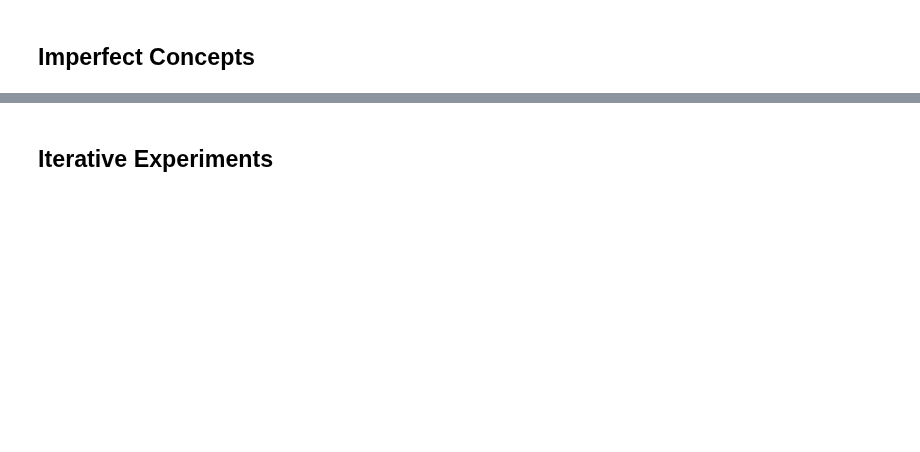
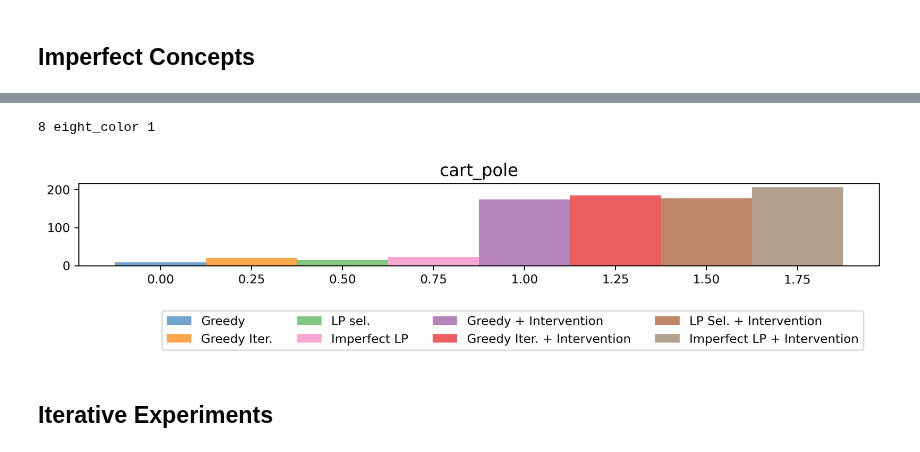
Before and after one commit to naveenr414/concept_decisions, a Jupyter notebook: scripts/notebooks/Plotting.ipynb, the cells around one changed output, grey strips where cells are left out. Saved outputs shown, nothing was run; the diff lists cells and outputs as text; code cells hidden in the pictures; blank space fills up the shorter version.

```diff
--- a/scripts/notebooks/Plotting.ipynb
+++ b/scripts/notebooks/Plotting.ipynb
@@ -362,3 +323,67 @@ fig.savefig("../../results/figures/imperfect_comparison.pdf",dpi=300, bbox_inche
+# %%
+# Plot Comparison for each env
+plot_dimensions = (1,1)
+def index_to_tuple(i):
+    return (i//3,i%3)
+
+def flatten_to_square(lst):
+    res = [[0 for i in range(3)] for j in range(3)]
+
+    for i in range(len(lst)):
+        x,y = index_to_tuple(i)
+        res[x][y] = lst[i]
+
+    return res
+
+titles = flatten_to_square(environments)
+
+sup_y_label = ""
+overall_format = {'figsize':(10,2),
+    'style_size': style_size,
+    'has_grid': False,
+}
+
+fig,ax = create_axes(plot_dimensions,overall_format,titles=titles)
+
+bar_format = {'color_palette': 'eight_color', 'linewidth': 10, 'style_size': style_size}
+plt.tight_layout()
+
+num_by_env = {
+    "cyclic_4": 4,
+    "cyclic_16": 4,
+    "tree_7": 4,
+    "tree_31": 2,
+    "cart_pole": 8,
+    "mini_grid": 20,
+    "pong": 35,
+    "boxing": 25,
+    "mimic": 50,
+}
+
+for i in range(len(environments)):
+    x_groups = list(range(8))
+    y_vals = results[0][0]
+    x,y = index_to_tuple(i)
+
+    d = {
+        0: 'Greedy',
+        1: 'Greedy Iter.',
+        2: 'LP sel.',
+        3: 'Imperfect LP',
+        4: 'Greedy + Intervention',
+        5: 'Greedy Iter. + Intervention',
+        6: 'LP Sel. + Intervention',
+        7: 'Imperfect LP + Intervention'
+    }
+
+    plot_bar(ax[x][y],x_groups,y_vals,[0 for i in range(len(y_vals))], d,bar_format)
+
+legend_format = {'style_size': style_size,'type': 'is_global', 'loc': 'lower left', 'ncol': 4, 'bbox_to_anchor': (0.15,-0.25),'fontsize': 14}
+create_legend(fig,ax,plot_dimensions,legend_format)
+fig.savefig("../../results/figures/basic_comparison_methods.pdf",dpi=300, bbox_inches='tight')
+# %% [output]
+8 eight_color 1
+[figure, added]
 # %% [markdown]
 ## Iterative Experiments
 # %%
```
Also changed, not shown: parts of 18 cells of this notebook, 11 other files.
